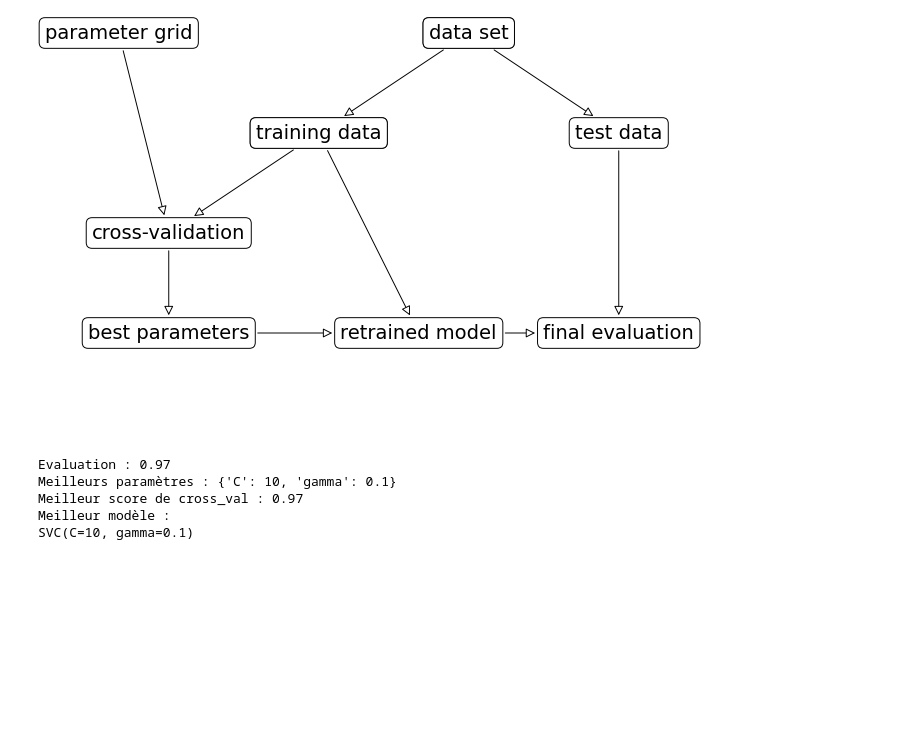
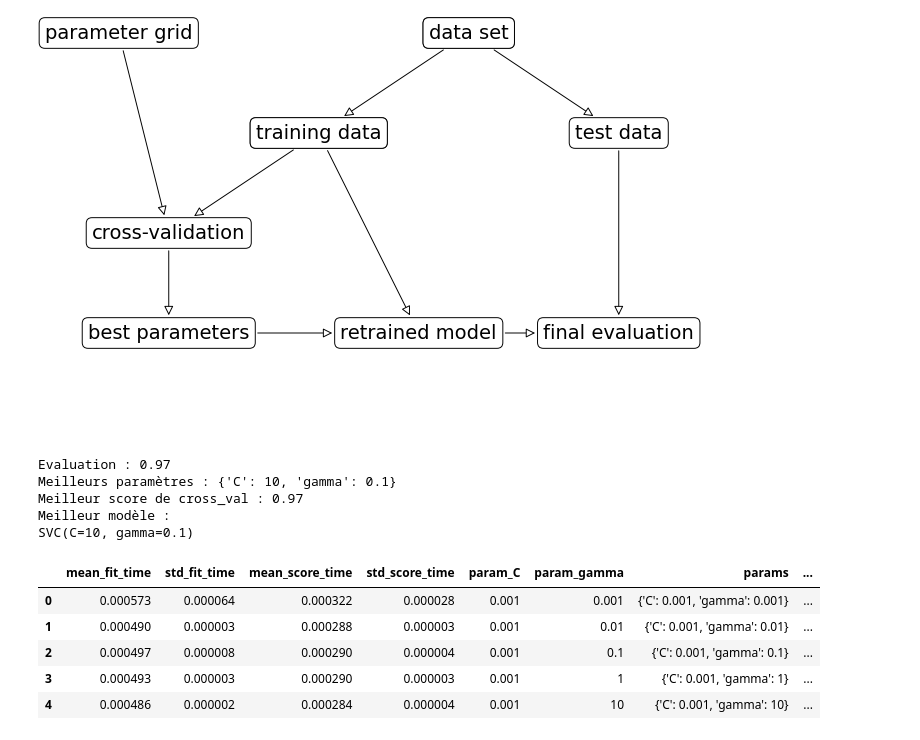
Before and after one commit to 012kirby210/mg-scikitlearn, a Jupyter notebook: [Evaluation] Recherche sur grille.ipynb, the cells around one changed output. Saved outputs shown, nothing was run; the diff lists cells and outputs as text; code cells hidden in the pictures; blank space fills up the shorter version.

```diff
--- a/[Evaluation] Recherche sur grille.ipynb
+++ b/[Evaluation] Recherche sur grille.ipynb
@@ -133,3 +133,15 @@ Meilleurs paramètres : {'C': 10, 'gamma': 0.1}
 Meilleur score de cross_val : 0.97
 Meilleur modèle :
 SVC(C=10, gamma=0.1)
+# %%
+# Les résultats d'une recherche sur grille sont enregistrés dans l'attribut cv_results_
+import pandas as pd
+results = pd.DataFrame(grid_search.cv_results_)
+display(results.head())
+# %% [output]
+|  | mean_fit_time | std_fit_time | mean_score_time | std_score_time | param_C | param_gamma | params | ... |
+| 0 | 0.000573 | 0.000064 | 0.000322 | 0.000028 | 0.001 | 0.001 | {'C': 0.001, 'gamma': 0.001} | ... |
+| 1 | 0.000490 | 0.000003 | 0.000288 | 0.000003 | 0.001 | 0.01 | {'C': 0.001, 'gamma': 0.01} | ... |
+| 2 | 0.000497 | 0.000008 | 0.000290 | 0.000004 | 0.001 | 0.1 | {'C': 0.001, 'gamma': 0.1} | ... |
+| 3 | 0.000493 | 0.000003 | 0.000290 | 0.000003 | 0.001 | 1 | {'C': 0.001, 'gamma': 1} | ... |
+| 4 | 0.000486 | 0.000002 | 0.000284 | 0.000004 | 0.001 | 10 | {'C': 0.001, 'gamma': 10} | ... |
```
Also changed, not shown: parts of 1 cell of this notebook.
